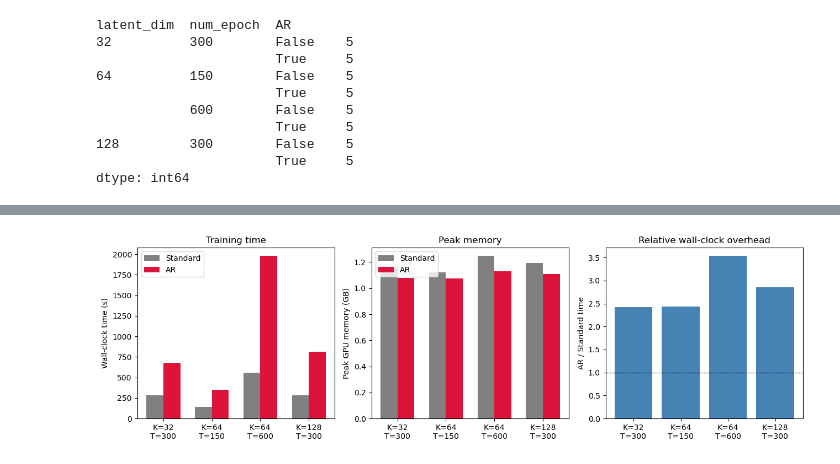
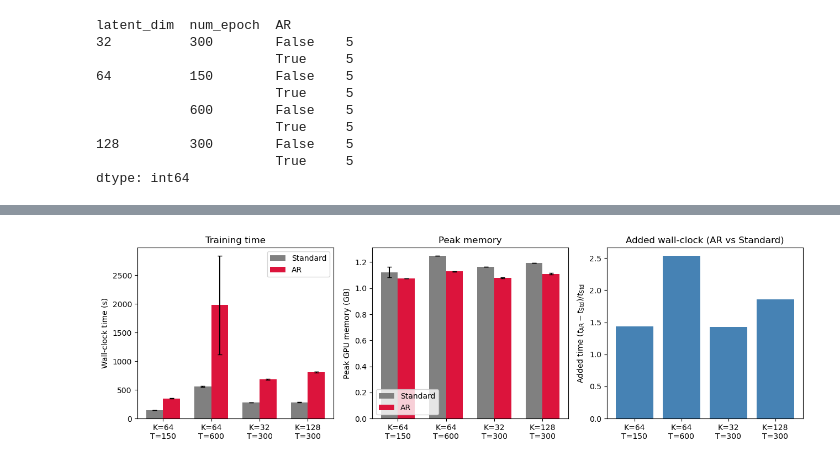
Before and after one commit to microsoft/sc-AR, a Jupyter notebook: eval_scripts/summarize_computational_cost_info.ipynb, the cells around one changed output, grey strips where cells are left out. Drawn from its saved outputs; the diff is of its cells as text; code cells hidden in the pictures.

```diff
--- a/eval_scripts/summarize_computational_cost_info.ipynb
+++ b/eval_scripts/summarize_computational_cost_info.ipynb
@@ -218,61 +299,48 @@ Saved:
 # %%
-plot_configs = [
-    (int(ld), int(ep))
-    for ld, ep in summary[["latent_dim", "num_epoch"]].drop_duplicates().itertuples(index=False)
-]
-plot_configs = sorted(plot_configs, key=lambda x: (x[0], x[1]))
-
-fig, axes = plt.subplots(1, 3, figsize=(13, 4))
-
+plot_configs = list(zip(wide["latent_dim"].astype(int), wide["num_epoch"].astype(int)))
 labels = [f"K={ld}\nT={ep}" for ld, ep in plot_configs]
 x = np.arange(len(plot_configs))
 width = 0.35
 
+std_times = wide["std_time_s_mean"].to_numpy()
+ar_times = wide["ar_time_s_mean"].to_numpy()
+std_times_err = wide["std_time_s_std"].to_numpy()
+ar_times_err = wide["ar_time_s_std"].to_numpy()
+std_mem = wide["std_mem_gb_mean"].to_numpy()
+ar_mem = wide["ar_mem_gb_mean"].to_numpy()
+std_mem_err = wide["std_mem_gb_std"].to_numpy()
+ar_mem_err = wide["ar_mem_gb_std"].to_numpy()
+added_vals = wide["added_time"].to_numpy()
 
-def _metric(ld, ep, method, col):
-    row = summary[
-        (summary.latent_dim == ld)
-        & (summary.num_epoch == ep)
-        & (summary.method == method)
-    ]
-    return float(row[col].iloc[0])
+fig, axes = plt.subplots(1, 3, figsize=(13, 4))
 
-
-std_times = [_metric(ld, ep, "Standard", "time_s_mean") for ld, ep in plot_configs]
-ar_times = [_metric(ld, ep, "AR", "time_s_mean") for ld, ep in plot_configs]
-std_mem = [_metric(ld, ep, "Standard", "mem_gb_mean") for ld, ep in plot_configs]
-ar_mem = [_metric(ld, ep, "AR", "mem_gb_mean") for ld, ep in plot_configs]
-
-axes[0].bar(x - width / 2, std_times, width, label="Standard", color="gray")
-axes[0].bar(x + width / 2, ar_times, width, label="AR", color="crimson")
+axes[0].bar(x - width / 2, std_times, width, yerr=std_times_err, capsize=3,
+            label="Standard", color="gray")
+axes[0].bar(x + width / 2, ar_times, width, yerr=ar_times_err, capsize=3,
+            label="AR", color="crimson")
 axes[0].set_ylabel("Wall-clock time (s)")
 axes[0].set_xticks(x, labels)
 axes[0].legend()
 axes[0].set_title("Training time")
 
-axes[1].bar(x - width / 2, std_mem, width, label="Standard", color="gray")
-axes[1].bar(x + width / 2, ar_mem, width, label="AR", color="crimson")
+axes[1].bar(x - width / 2, std_mem, width, yerr=std_mem_err, capsize=3,
+            label="Standard", color="gray")
+axes[1].bar(x + width / 2, ar_mem, width, yerr=ar_mem_err, capsize=3,
+            label="AR", color="crimson")
 axes[1].set_ylabel("Peak GPU memory (GB)")
 axes[1].set_xticks(x, labels)
 axes[1].legend()
 axes[1].set_title("Peak memory")
 
-rel_by_config = {
-    (int(r.latent_dim), int(r.num_epoch)): float(r.rel_time)
-    for r in ratio_df.itertuples(index=False)
-}
-rel_vals = [rel_by_config[(ld, ep)] for ld, ep in plot_configs]
-
-axes[2].bar(x, rel_vals, color="steelblue")
-axes[2].axhline(1.0, color="k", ls="--", lw=0.8)
-axes[2].set_ylabel("AR / Standard time")
+axes[2].bar(x, added_vals, color="steelblue")
+axes[2].set_ylabel(r"Added time $(t_{\mathrm{AR}}-t_{\mathrm{Std}})/t_{\mathrm{Std}}$")
 axes[2].set_xticks(x, labels)
-axes[2].set_title("Relative wall-clock overhead")
+axes[2].set_title("Added wall-clock (AR vs Standard)")
 
 plt.tight_layout()
 fig.savefig(OUT_DIR / "computational_cost_plot.png", dpi=200, bbox_inches="tight")
 plt.show()
 # %% [output]
-[figure, old version]
+[figure, new version]
 # %%
 # Discussion-ready summary (main paper config: K=64, T=150)
```
Also changed, not shown: parts of 6 cells of this notebook, 3 other files.
